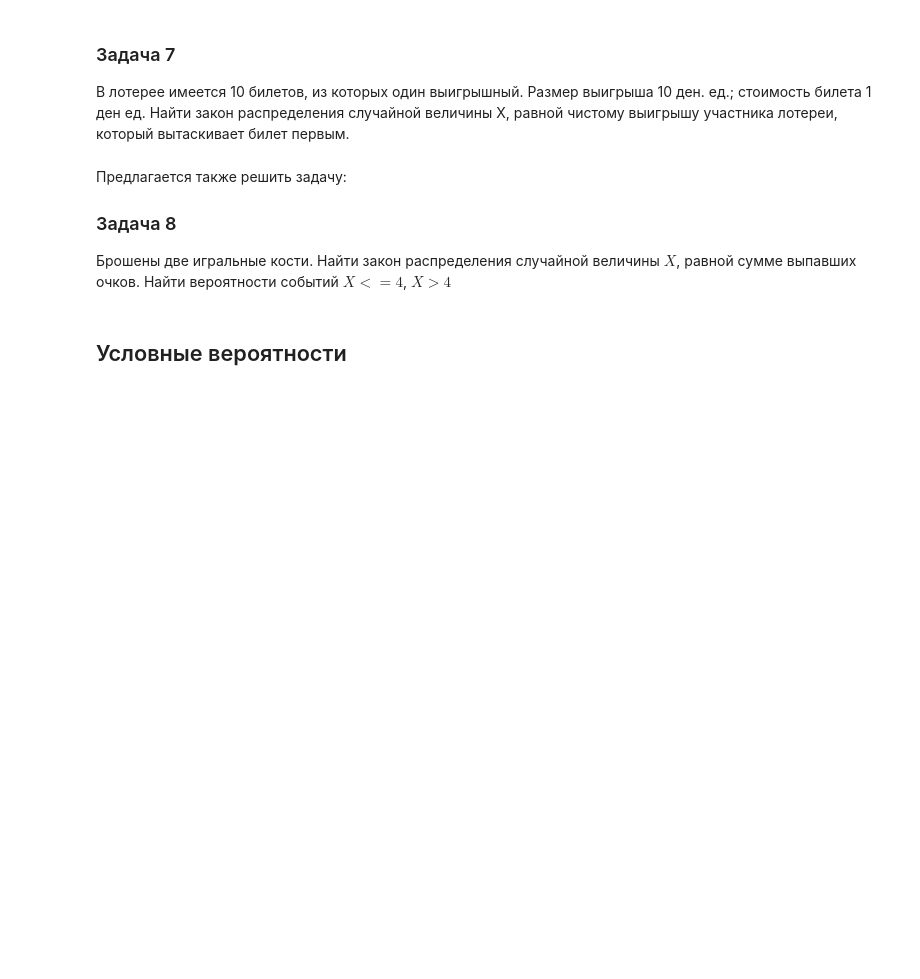
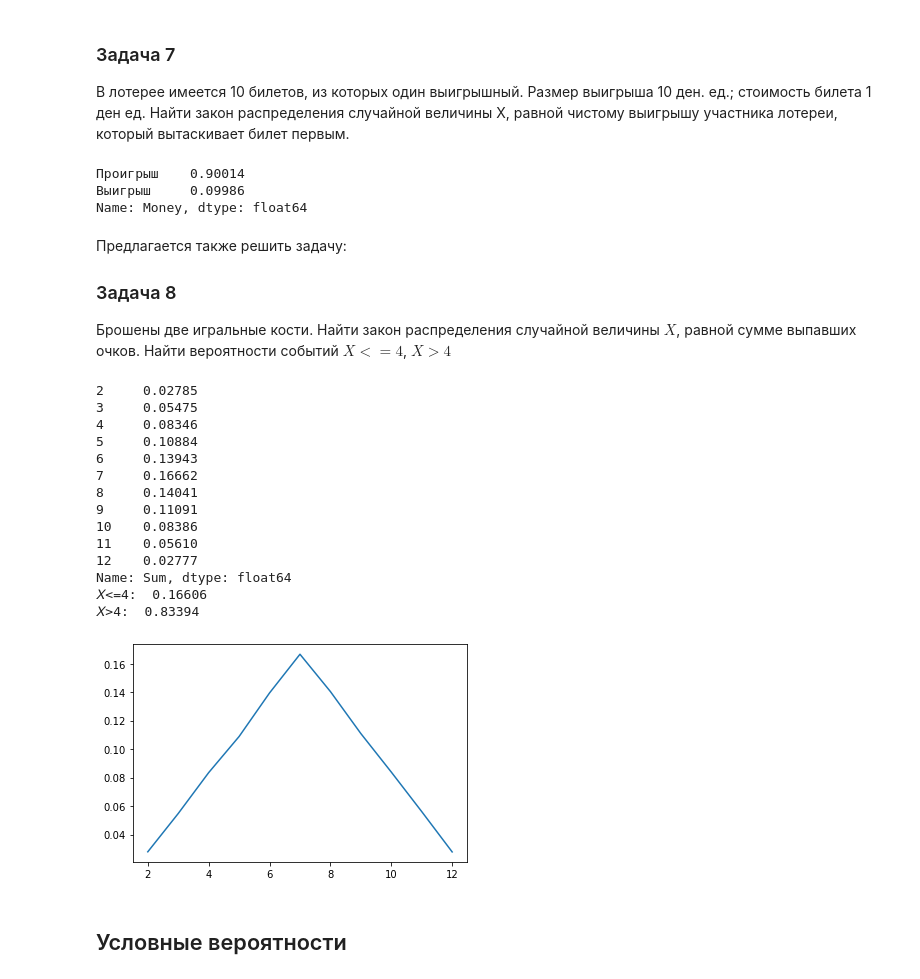
Before and after one commit to Itillonis/DA, a Jupyter notebook: Практика_к_занятию_11 empty.ipynb, the cells around one changed output. Drawn from its saved outputs; the diff is of its cells as text; code cells hidden in the pictures; blank space fills up the shorter version.

```diff
--- a/Практика_к_занятию_11 empty.ipynb
+++ b/Практика_к_занятию_11 empty.ipynb
@@ -164,11 +207,54 @@ D = {Среди стершихся цифр хотя бы две различн
 # %% [markdown]
 ### Задача 7
 В лотерее имеется 10 билетов, из которых один выигрышный. Размер выигрыша 10 ден. ед.; стоимость билета 1 ден ед. Найти закон распределения случайной величины X, равной чистому выигрышу участника лотереи, который вытаскивает билет первым.
+# %%
+#Посчитаем вероятность выигрыша в зависимости от количества сыгранных лотерей
+#Предположим, что номер билета игрока всегда 0, а выигрышный номер всегда разный
+winning_ticket=pd.Series(np.random.randint(10, size = N))
+bought_ticket = 0
+lottery_df = pd.DataFrame(winning_ticket, columns = ['Winner'])
+lottery_df['CheckTicket']=lottery_df['Winner']==bought_ticket
+#Считаем вероятность выигрыша и проигрыша
+lottery_df['Money'] = (lottery_df['CheckTicket']).replace(True, 'Выигрыш').replace(False, 'Проигрыш')
+lottery_df.head()
+lottery_df['Money'].value_counts()/N
+# %% [output]
+Проигрыш    0.90014
+Выигрыш     0.09986
+Name: Money, dtype: float64
 # %% [markdown]
 Предлагается также решить задачу:
 
 ### Задача 8
 Брошены две игральные кости. Найти закон распределения случайной величины $X$, равной сумме выпавших очков. Найти вероятности событий ${X <= 4}$, ${X > 4}$
+# %%
+first_dice=pd.Series(np.random.randint(6, size = N)+1)
+second_dice=pd.Series(np.random.randint(6, size = N)+1)
+two_throws_df = pd.concat([first_dice, second_dice], axis = 1)
+two_throws_df.rename(columns = {0:'First',1:'Second'}, inplace = True)
+
+two_throws_df['Sum']=two_throws_df['First']+two_throws_df['Second']
+values = (two_throws_df['Sum'].value_counts()/N).sort_index(ascending=True)
+print(values)
+plt.plot(values)
+print('𝑋<=4: ',values.iloc[0:3].sum())
+print('𝑋>4: ',values.iloc[3:].sum())
+# %% [output]
+2     0.02785
+3     0.05475
+4     0.08346
+5     0.10884
+6     0.13943
+7     0.16662
+8     0.14041
+9     0.11091
+10    0.08386
+11    0.05610
+12    0.02777
+Name: Sum, dtype: float64
+𝑋<=4:  0.16606
+𝑋>4:  0.83394
+[figure, added]
 # %% [markdown]
 ## Условные вероятности
 # %% [markdown]
```
Also changed, not shown: parts of 13 cells of this notebook, 1 other file.
